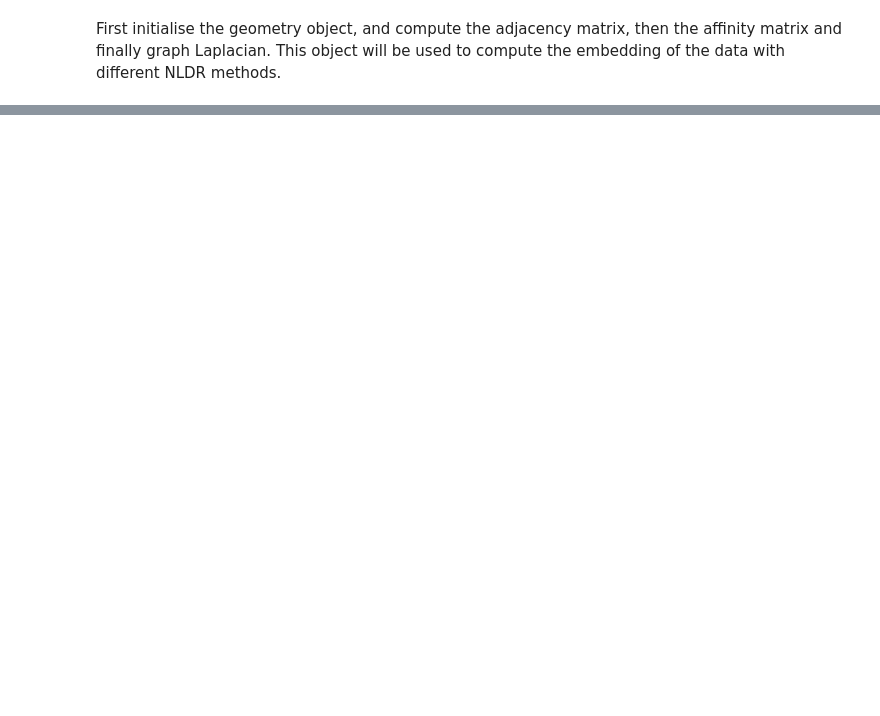
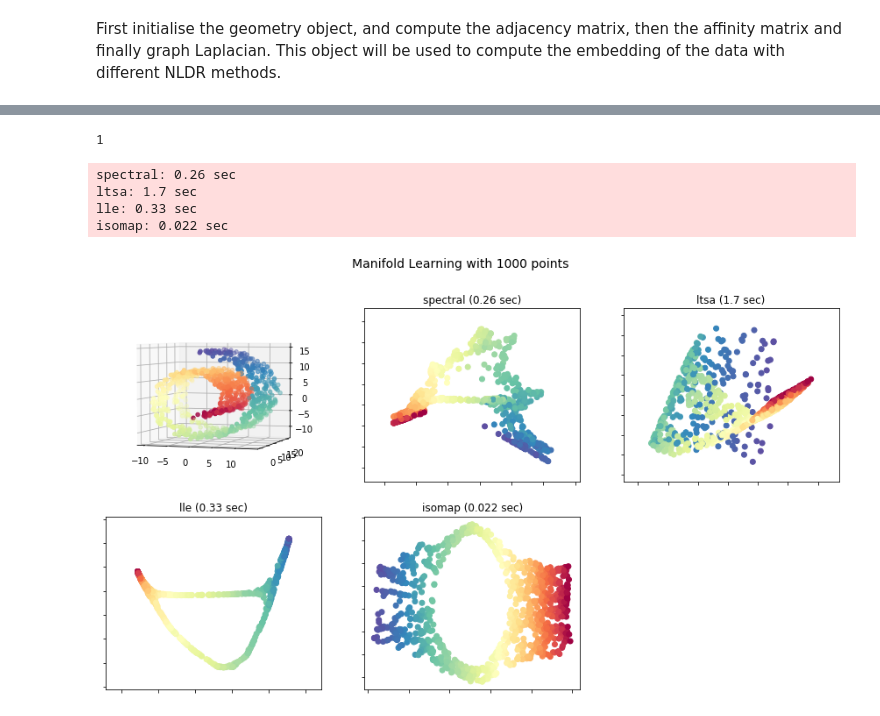
Before and after one commit to edenx/manifold_learn_, a Jupyter notebook: comparison.ipynb, the cells around one changed output, grey strips where cells are left out. Drawn from its saved outputs; the diff is of its cells as text; code cells hidden in the pictures; blank space fills up the shorter version.

```diff
--- a/comparison.ipynb
+++ b/comparison.ipynb
@@ -149,0 +102,16 @@ ModuleNotFoundError: No module named 'megaman'
+# %%
+geom = Geometry()
+geom.set_data_matrix(X)
+# %%
+rad1 = 3
+# compute an adjacency matrix with a radius
+geom.adjacency_kwds = {'radius':rad1}
+adjacency_matrix = geom.compute_adjacency_matrix()
+
+# compute the corresponding affinity matrix
+geom.affinity_kwds = {'radius':rad1}
+affinity_matrix = geom.compute_affinity_matrix({'radius':rad1})
+(number_connected_components, labels) = connected_components(affinity_matrix)
+print(number_connected_components)
+# %% [output]
+1
@@ -149,0 +139,31 @@ ModuleNotFoundError: No module named 'megaman'
+# %%
+# Plot results
+fig = plt.figure(figsize=(15, 8))
+fig.suptitle("Manifold Learning with %i points"
+             % n_samples, fontsize=14)
+
+# Add 3d scatter plot
+ax = fig.add_subplot(231, projection='3d')
+ax.scatter(X[:, 0], X[:, 1], X[:, 2], c=color, cmap=plt.cm.Spectral)
+ax.view_init(4, -72)
+for i, (label, method) in enumerate(methods.items()):
+    t0 = time()
+    Y = method.fit_transform(X)
+    t1 = time()
+    print("%s: %.2g sec" % (label, t1 - t0))
+    ax = fig.add_subplot(2, 3, 2+i)
+    # if Y.shape[1] is 3:
+    #     ax.scatter(Y[:, 0], Y[:, 1], Y[:, 2], c=color, cmap=plt.cm.Spectral)
+    # else:
+    ax.scatter(Y[:, 0], Y[:, 1], c=color, cmap=plt.cm.Spectral)
+    ax.set_title("%s (%.2g sec)"  % (label, t1 - t0))
+    ax.xaxis.set_major_formatter(NullFormatter())
+    ax.yaxis.set_major_formatter(NullFormatter())
+    ax.axis('tight')
+plt.show()
+# %% [output]
+spectral: 0.26 sec
+ltsa: 1.7 sec
+lle: 0.33 sec
+isomap: 0.022 sec
+[figure, added]
```
Also changed, not shown: parts of 15 cells of this notebook, 1 other file.
